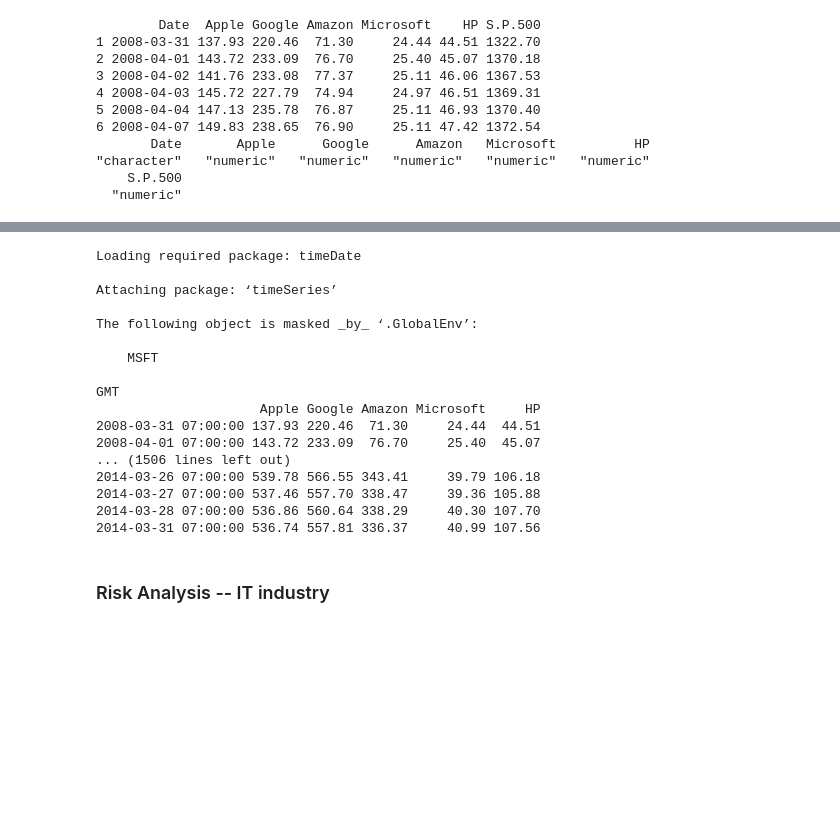
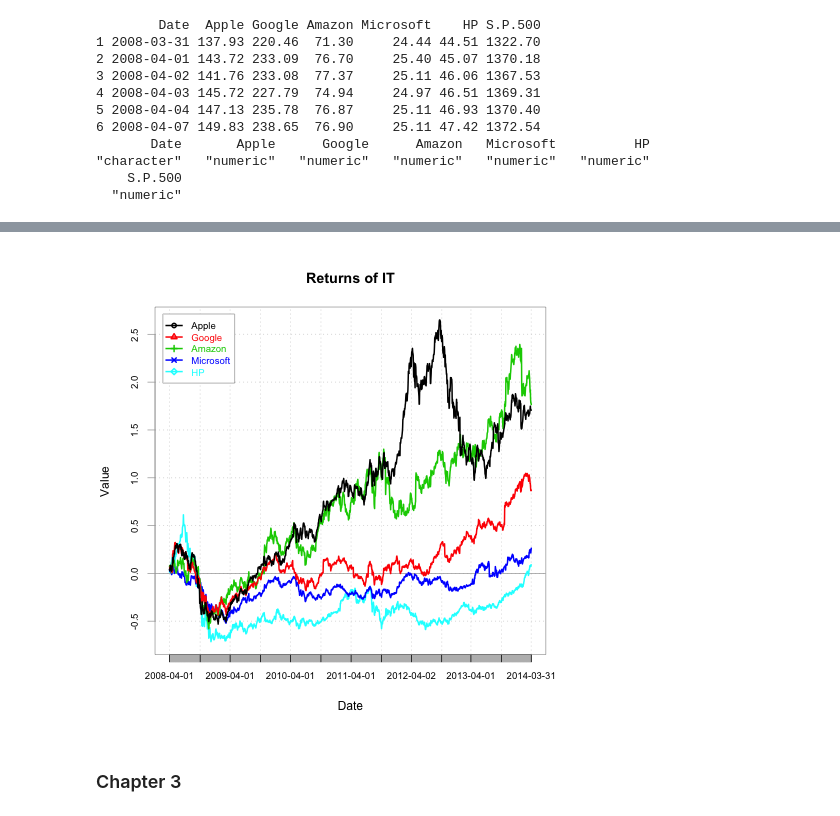
Before and after one commit to linuslin1/INNOVA, a Jupyter notebook: notebooks/NB3_data_analysis.ipynb, the cells around one changed output, grey strips where cells are left out. Saved outputs shown, nothing was run; the diff lists cells and outputs as text; code cells hidden in the pictures; blank space fills up the shorter version.

```diff
--- a/notebooks/NB3_data_analysis.ipynb
+++ b/notebooks/NB3_data_analysis.ipynb
@@ -395,16 +321,0 @@ minvariance(IT[, -1])
-# %%
-%%R
-frontier <- function(assets) {
-       returns <- log(tail(assets, -1) / head(assets, -1))
-       Q  <- cov(returns)
-       n  <- ncol(assets)
-       r  <- colMeans(returns)
-       Q1 <- rbind(Q, rep(1, n), r)
-       Q1 <- cbind(Q1, rbind(t(tail(Q1, 2)), matrix(0, 2, 2)))
-       rbase <- seq(min(r), max(r), length = 100)
-       s  <- sapply(rbase, function(x) {
-           y <- head(solve(Q1, c(rep(0, n), 1, x)), n)
-           y %*% Q %*% y
-       })
-       plot(s, rbase, xlab = 'Returns', ylab = 'Variance')
-   }
@@ -439,24 +326,0 @@ The downloaded binary packages are in
-# %%
-%%R
-library(timeSeries)
-newtime <- as.POSIXct(IT$Date, format = "%Y-%m-%d")
-IT2 <- timeSeries(IT[, 2:6], newtime)
-print(IT2)
-# %% [output]
-Loading required package: timeDate
-
-Attaching package: ‘timeSeries’
-
-The following object is masked _by_ ‘.GlobalEnv’:
-
-    MSFT
-
-GMT
-                     Apple Google Amazon Microsoft     HP
-2008-03-31 07:00:00 137.93 220.46  71.30     24.44  44.51
-2008-04-01 07:00:00 143.72 233.09  76.70     25.40  45.07
-... (1506 lines left out)
-2014-03-26 07:00:00 539.78 566.55 343.41     39.79 106.18
-2014-03-27 07:00:00 537.46 557.70 338.47     39.36 105.88
-2014-03-28 07:00:00 536.86 560.64 338.29     40.30 107.70
-2014-03-31 07:00:00 536.74 557.81 336.37     40.99 107.56
@@ -466,4 +327,29 @@ log(lag(IT2)/IT2)
-# %% [markdown]
-### Risk Analysis -- IT industry
+# %%
+%%R
+library(timeSeries)
+# IT
+newtime1 <- as.POSIXct(IT$Date, format = "%Y-%m-%d")
+IT2 <- timeSeries(IT[, 2:6], newtime1)
+IT_return <- returns(IT2)
+
+# Retail
+newtime2 <- as.POSIXct(retail$Date, format = "%Y-%m-%d")
+retail2 <- timeSeries(retail[, 2:6], newtime2)
+retail_return <- returns(retail2)
+
+# Retail
+newtime3 <- as.POSIXct(bank$Date, format = "%Y-%m-%d")
+bank2 <- timeSeries(bank[, 2:6], newtime3)
+bank_return <- returns(bank2)
+# %%
+%%R
+library(PerformanceAnalytics)
+chart.CumReturns(IT_return, legend.loc='topleft',main='Returns of IT')
+chart.CumReturns(Retail_return, legend.loc='topleft',main='Returns of Retail')
+chart.CumReturns(Bank_return, legend.loc='topleft',main='Returns of Bank')
+# %% [output]
+[figure, added]
+# %% [markdown]
+### Chapter 3
 # %%
 %load_ext rmagic
```
Also changed, not shown: parts of 71 cells of this notebook.
